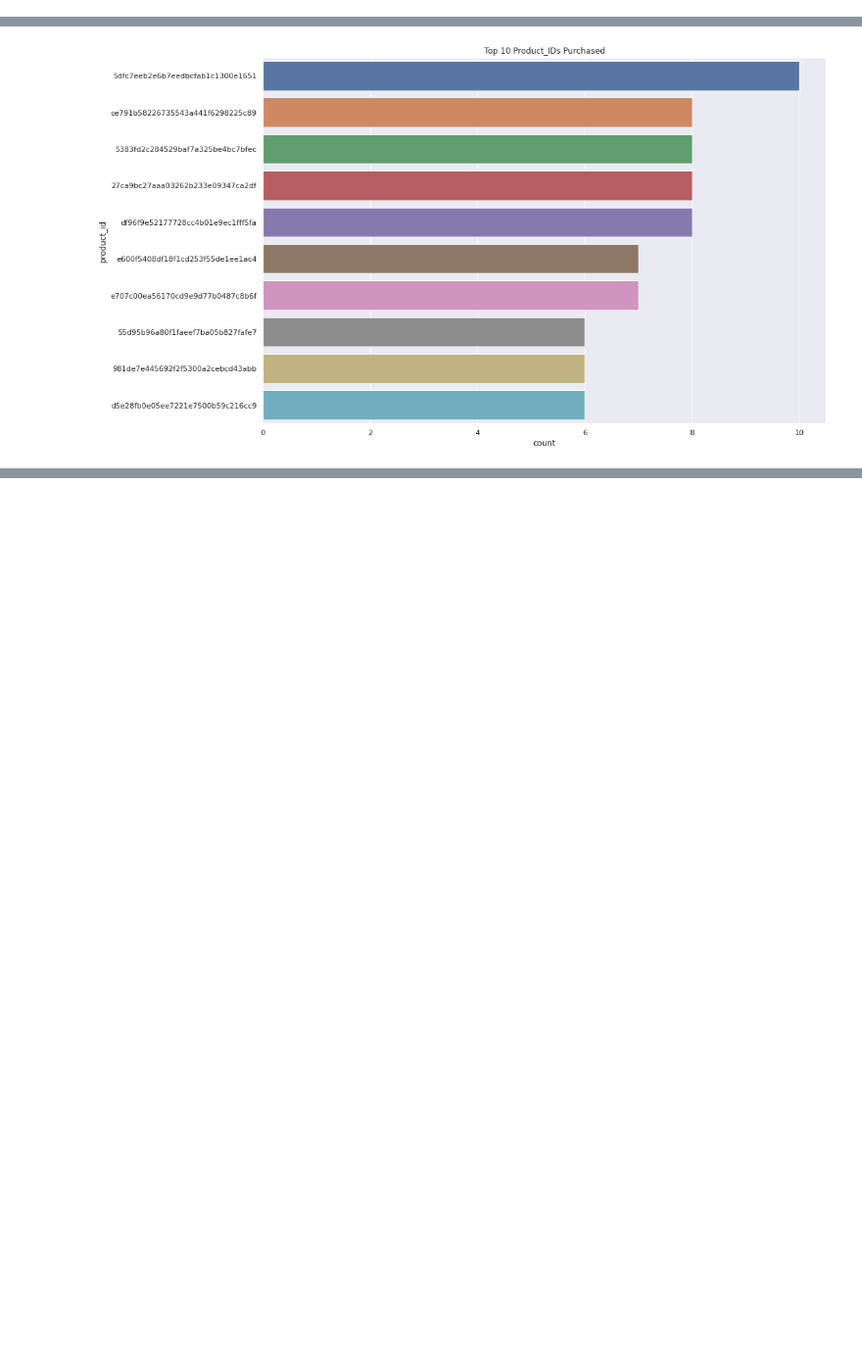
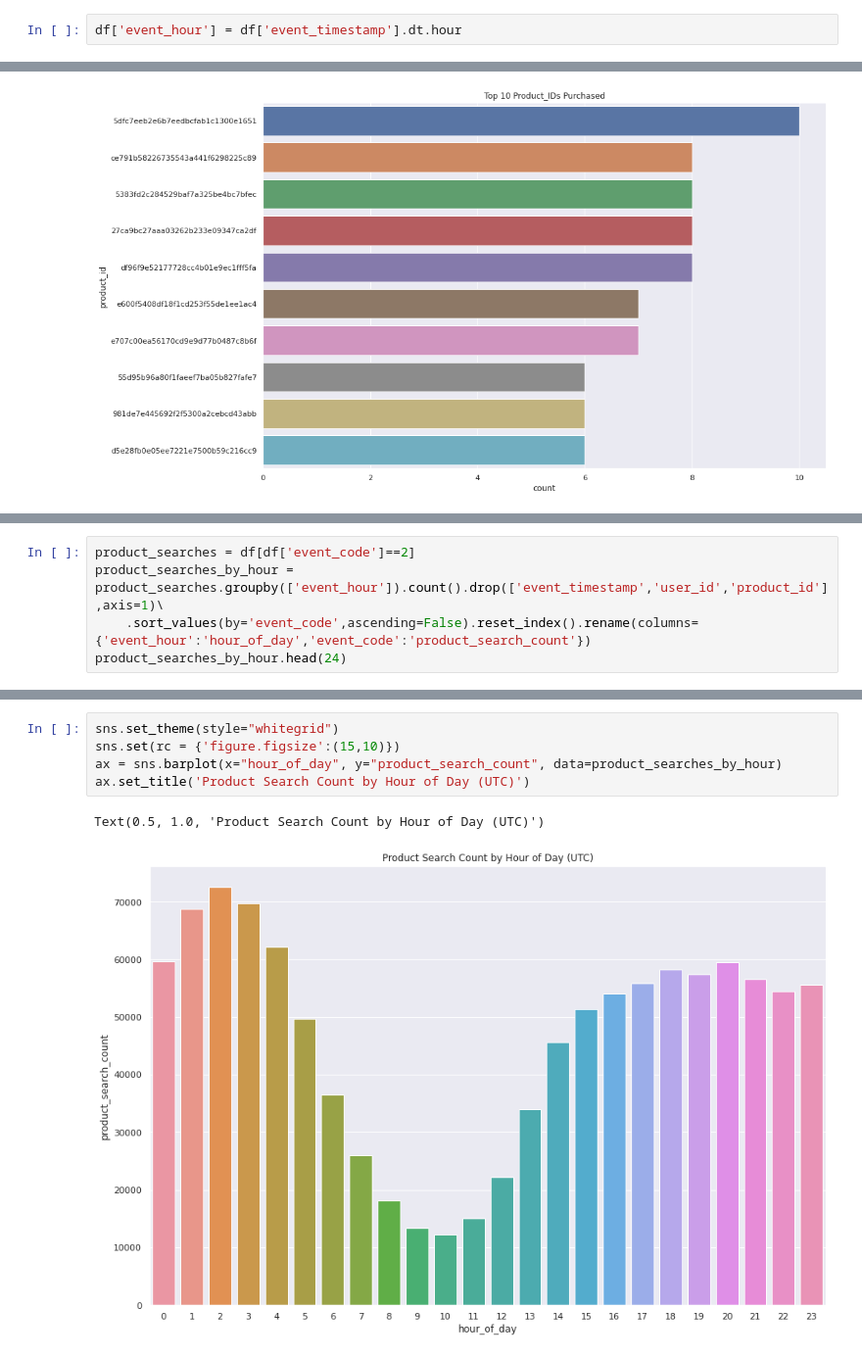
Before and after one commit to ROARMarketingConcepts/Data-Analysis-Projects, a Jupyter notebook: Lilly_ai_Take_Home_Test_Ken_Wood.ipynb, the cells around one changed output, grey strips where cells are left out. Shown at 98% size. Drawn from its saved outputs; the diff is of its cells as text; blank space fills up the shorter version.

```diff
--- a/Lilly_ai_Take_Home_Test_Ken_Wood.ipynb
+++ b/Lilly_ai_Take_Home_Test_Ken_Wood.ipynb
@@ -80,0 +83,2 @@ df['event_timestamp'] = pd.to_datetime(df['event_timestamp'])
+# %%
+df['event_hour'] = df['event_timestamp'].dt.hour
@@ -235,0 +275,5 @@ Text(0.5, 1.0, 'Top 10 Product_IDs Purchased')
+# %%
+product_searches = df[df['event_code']==2]
+product_searches_by_hour = product_searches.groupby(['event_hour']).count().drop(['event_timestamp','user_id','product_id'],axis=1)\
+    .sort_values(by='event_code',ascending=False).reset_index().rename(columns={'event_hour':'hour_of_day','event_code':'product_search_count'})
+product_searches_by_hour.head(24)
@@ -235,0 +298,8 @@ Text(0.5, 1.0, 'Top 10 Product_IDs Purchased')
+# %%
+sns.set_theme(style="whitegrid")
+sns.set(rc = {'figure.figsize':(15,10)})
+ax = sns.barplot(x="hour_of_day", y="product_search_count", data=product_searches_by_hour)
+ax.set_title('Product Search Count by Hour of Day (UTC)')
+# %% [output]
+Text(0.5, 1.0, 'Product Search Count by Hour of Day (UTC)')
+[figure, added]
```
Also changed, not shown: parts of 11 cells of this notebook.
